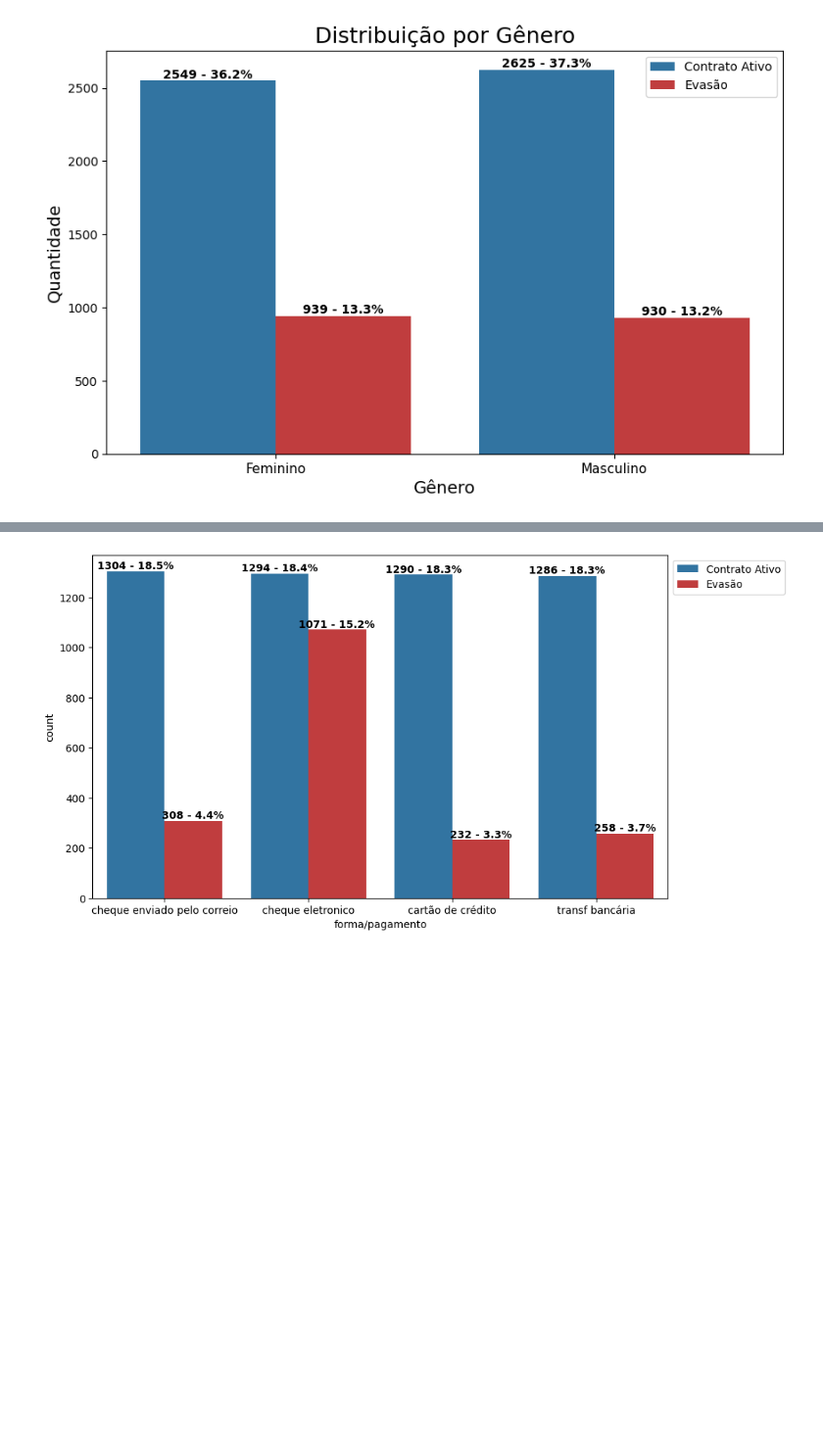
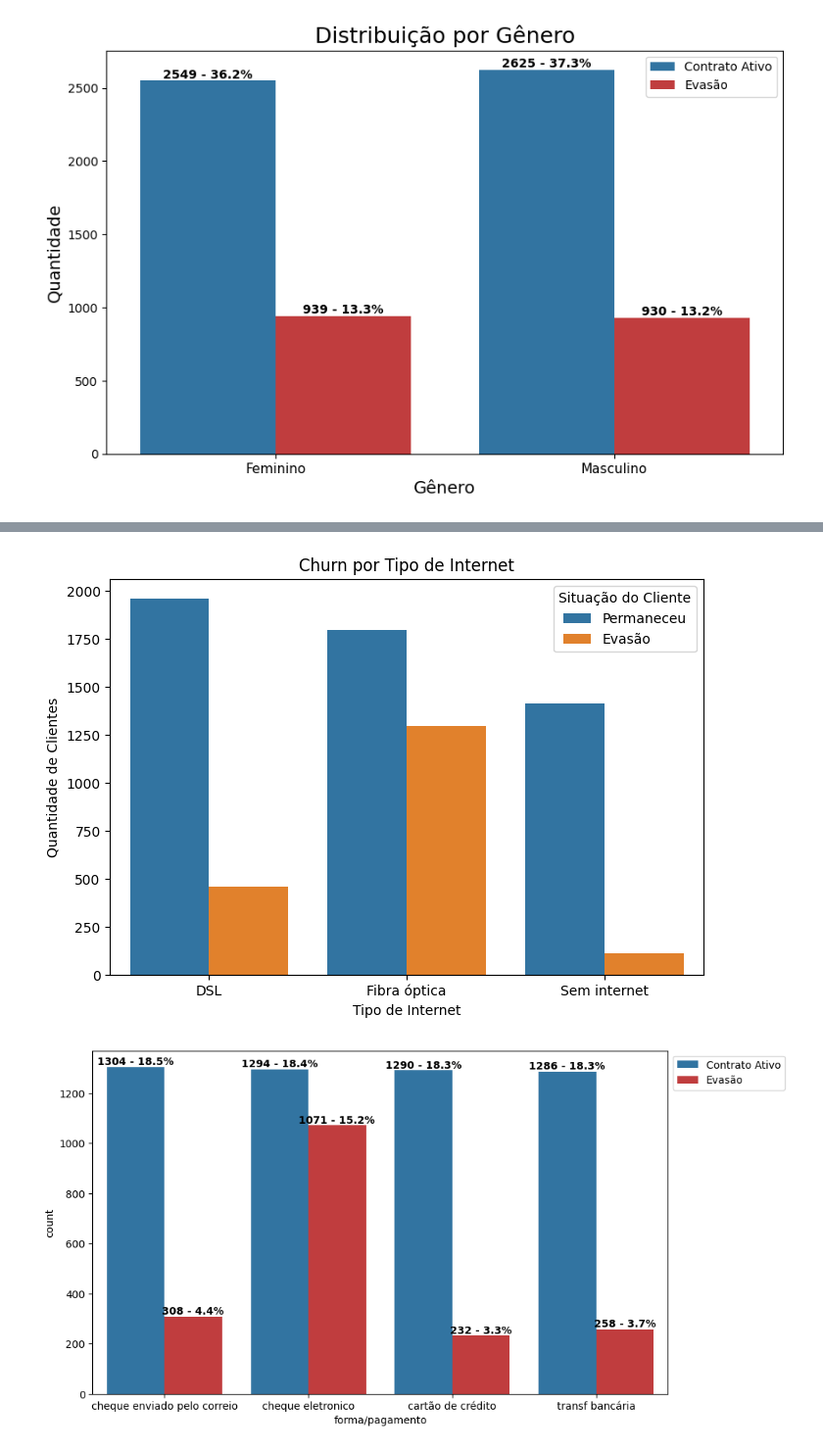
Before and after one commit to DuillesAD/Challenge-Telecon-X-analise-de-dados, a Jupyter notebook: Challenge_Telecon_X_analise_de_dados.ipynb, the cells around one changed output, grey strips where cells are left out. Shown at 98% size. Cells and saved outputs as stored; diff of their text form; code cells hidden in the pictures; blank space fills up the shorter version.

```diff
--- a/Challenge_Telecon_X_analise_de_dados.ipynb
+++ b/Challenge_Telecon_X_analise_de_dados.ipynb
@@ -287,3 +292,30 @@ for patch in ax.patches:
+# %%
+# Mapeia os valores da coluna 'internet' para nomes mais descritivos
+df['internet'] = df['internet'].replace({
+    'dsl': 'DSL',
+    'fiber optic': 'Fibra óptica',
+    '0': 'Sem internet',  # Caso o 0 esteja como string
+    0: 'Sem internet'     # Caso o 0 esteja como número
+})
+
+# Mapeia os valores da coluna 'evasao'
+df['evasao'] = df['evasao'].map({
+    0: 'Permaneceu',
+    1: 'Evasão'
+})
+
+# Cria o gráfico
+plt.figure(figsize=(7, 5))
+sns.countplot(data=df, x='internet', hue='evasao')
+plt.title('Churn por Tipo de Internet')
+plt.xlabel('Tipo de Internet')
+plt.ylabel('Quantidade de Clientes')
+plt.legend(title='Situação do Cliente')
+plt.xticks()
+plt.tight_layout()
+plt.show()
+# %% [output]
+[figure, added]
 # %%
 df["forma/pagamento"] = df["forma/pagamento"].replace({
     "mailed check": "cheque enviado pelo correio",
```
Also changed, not shown: parts of 3 cells of this notebook.
